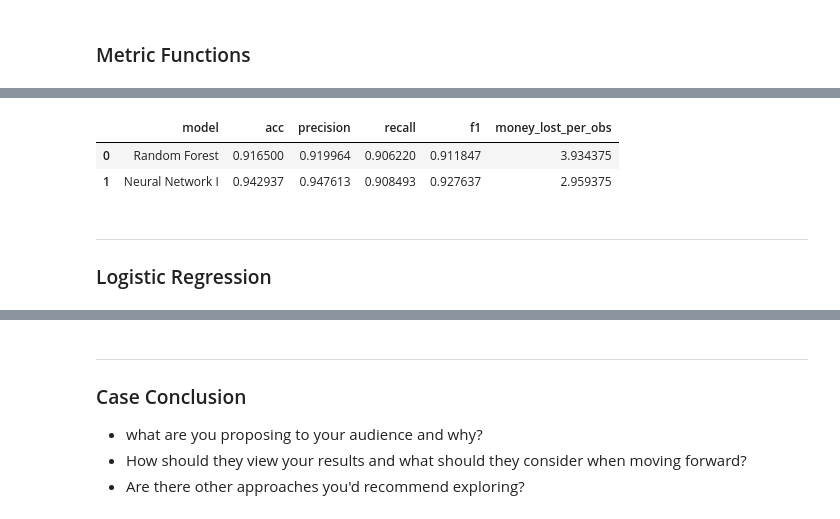
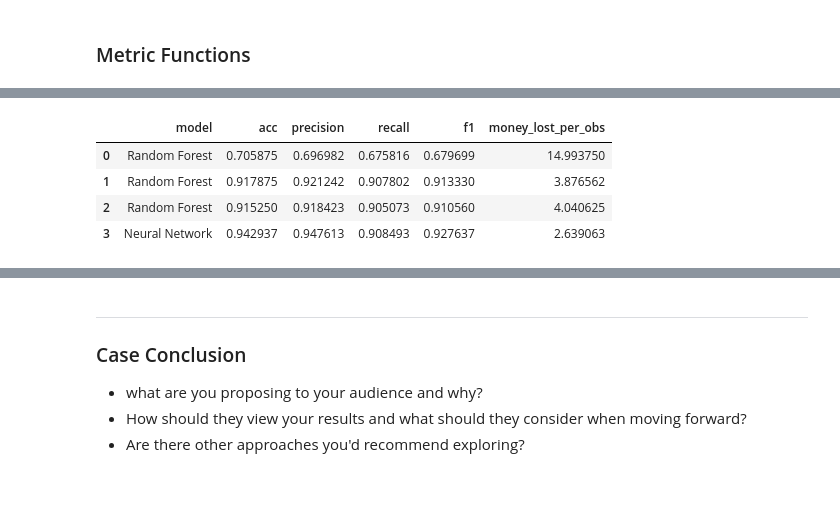
Before and after one commit to JosephLazarus/QTW, a Jupyter notebook: Case Study 7/CaseStudy7_Final.ipynb, the cells around one changed output, grey strips where cells are left out. Saved outputs shown, nothing was run; the diff lists cells and outputs as text; code cells hidden in the pictures; blank space fills up the shorter version.

```diff
--- a/Case Study 7/CaseStudy7_Final.ipynb
+++ b/Case Study 7/CaseStudy7_Final.ipynb
@@ -390,0 +453,9 @@ def lost_per_obs(y_true, y_pred):
+# %%
+lr_model.fit(X_train_, y_train)
+
+y_true, y_pred = y_test, lr_model.predict(X_test_)
+report = classification_report(y_true, y_pred, output_dict=True)
+
+l = ['Random Forest', report['accuracy'], report['macro avg']['precision'], report['macro avg']['recall'], report['macro avg']['f1-score'], lost_per_obs(y_true, y_pred)]
+test_matrices.loc[len(test_matrices)] = l
+test_matrices
@@ -467,0 +534,9 @@ test_matrices = pd.DataFrame(columns=['model', 'acc', 'precision', 'recall', 'f1
+# %%
+rf_model.fit(X_train_, y_train)
+
+y_true, y_pred = y_test,  rf_model.predict(X_test_)
+report = classification_report(y_true, y_pred, output_dict=True)
+
+t = ['Random Forest', report['accuracy'], report['macro avg']['precision'], report['macro avg']['recall'], report['macro avg']['f1-score'], lost_per_obs(y_true, y_pred)]
+test_matrices.loc[len(test_matrices)] = t
+test_matrices
@@ -467,0 +550,22 @@ test_matrices = pd.DataFrame(columns=['model', 'acc', 'precision', 'recall', 'f1
+# %%
+from xgboost import XGBClassifier
+
+xg = XGBClassifier(
+    nthread = 4,
+    seed = 42
+)
+
+# Setup model parameters for RandomSearchCV
+param_grid = {
+    'eta': [0.5],#, 0.8, 1],
+    'gamma': [1],#, 1.5, 2],
+    'max_depth': [10],#, 20, 30],
+    'n_estimators': [100],#, 200, 500],
+    'min_child_weight': [5],#, 10, 15],
+    'max_leaves': [30],#,50,70],
+    'scale_pos_weight': [20]#, 30]
+}
+
+xg_ = RandomizedSearchCV(xg, param_grid, scoring=make_scorer(lost_per_obs, greater_is_better=False), n_jobs=-1, verbose=0, random_state=42)
+xg_.fit(X_train_, y_train)
+xg_.best_params_
@@ -588,9 +733,9 @@ nn_eval
  0.9276366233825684]
 # %%
 y_true, y_pred = y_test, nn.predict(X_test_)
-test_pred = [int(p>=0.5) for p in y_pred]
+test_pred = [int(p>=0.75) for p in y_pred]
 
-n = ['Neural Network I', nn_eval[2], nn_eval[3], nn_eval[4], nn_eval[5], lost_per_obs(y_true, test_pred)]
+n = ['Neural Network', nn_eval[2], nn_eval[3], nn_eval[4], nn_eval[5], lost_per_obs(y_true, test_pred)]
 test_matrices.loc[len(test_matrices)] = n
 test_matrices
 # %% [output]
@@ -598,6 +743,5 @@ test_matrices
 |  | model | acc | precision | recall | f1 | money_lost_per_obs |
-| 0 | Random Forest | 0.916500 | 0.919964 | 0.906220 | 0.911847 | 3.934375 |
-| 1 | Neural Network I | 0.942937 | 0.947613 | 0.908493 | 0.927637 | 2.959375 |
+| 0 | Random Forest | 0.705875 | 0.696982 | 0.675816 | 0.679699 | 14.993750 |
+| 1 | Random Forest | 0.917875 | 0.921242 | 0.907802 | 0.913330 | 3.876562 |
+| 2 | Random Forest | 0.915250 | 0.918423 | 0.905073 | 0.910560 | 4.040625 |
+| 3 | Neural Network | 0.942937 | 0.947613 | 0.908493 | 0.927637 | 2.639063 |
-# %% [markdown]
----
-### Logistic Regression
```
Also changed, not shown: parts of 29 cells of this notebook.
